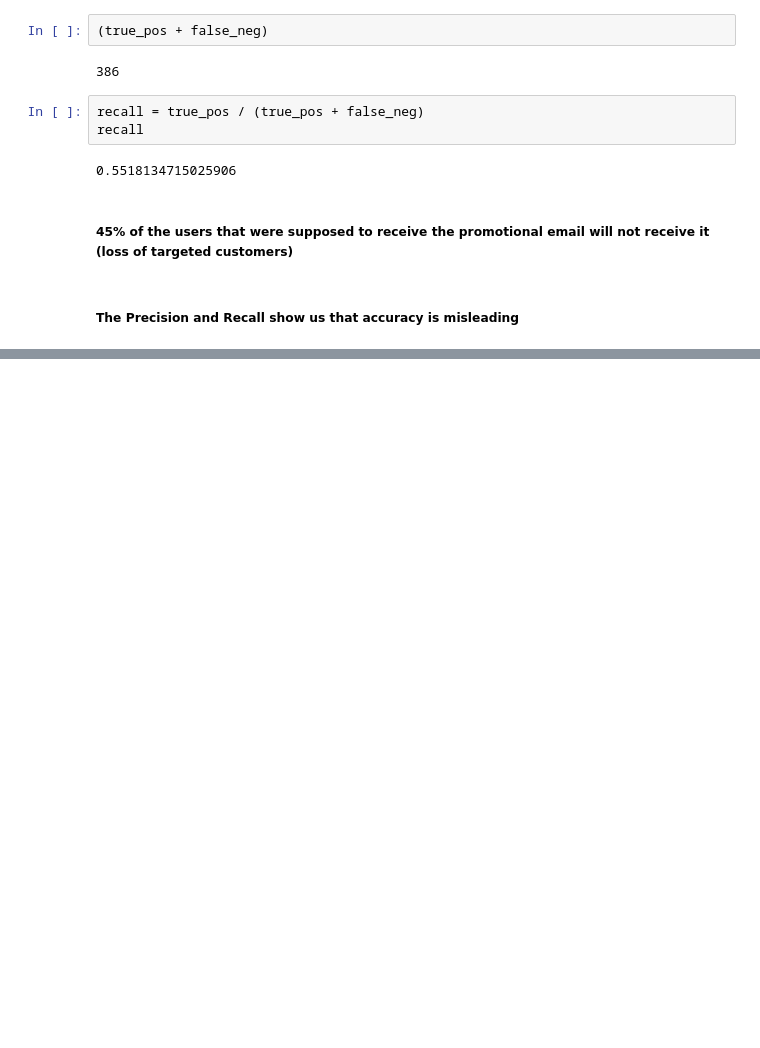
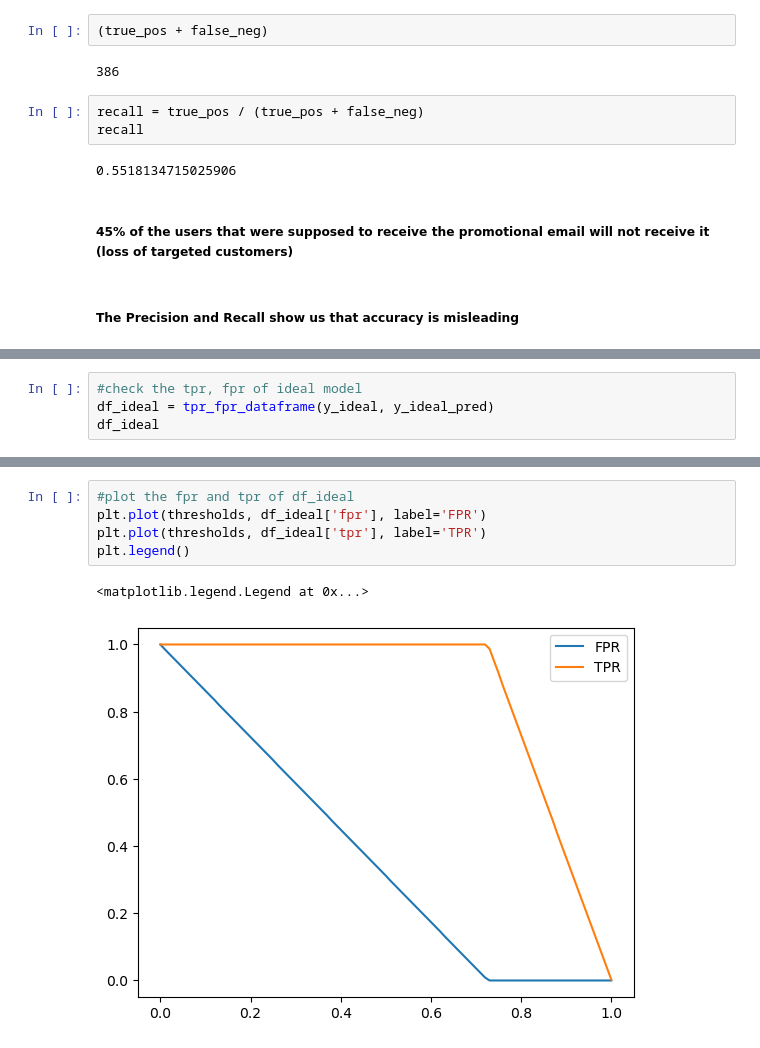
Before and after one commit to sam47-asfaw/ml_zoomcamp, a Jupyter notebook: 04-evaluation/04-Evaluation.ipynb, the cells around one changed output, grey strips where cells are left out. Saved outputs shown, nothing was run; the diff lists cells and outputs as text; blank space fills up the shorter version.

```diff
--- a/04-evaluation/04-Evaluation.ipynb
+++ b/04-evaluation/04-Evaluation.ipynb
@@ -345,0 +498,4 @@ recall
+# %%
+#check the tpr, fpr of ideal model
+df_ideal = tpr_fpr_dataframe(y_ideal, y_ideal_pred)
+df_ideal
@@ -345,0 +516,8 @@ recall
+# %%
+#plot the fpr and tpr of df_ideal
+plt.plot(thresholds, df_ideal['fpr'], label='FPR')
+plt.plot(thresholds, df_ideal['tpr'], label='TPR')
+plt.legend()
+# %% [output]
+<matplotlib.legend.Legend at 0x...>
+[figure, added]
```
Also changed, not shown: parts of 42 cells of this notebook.
